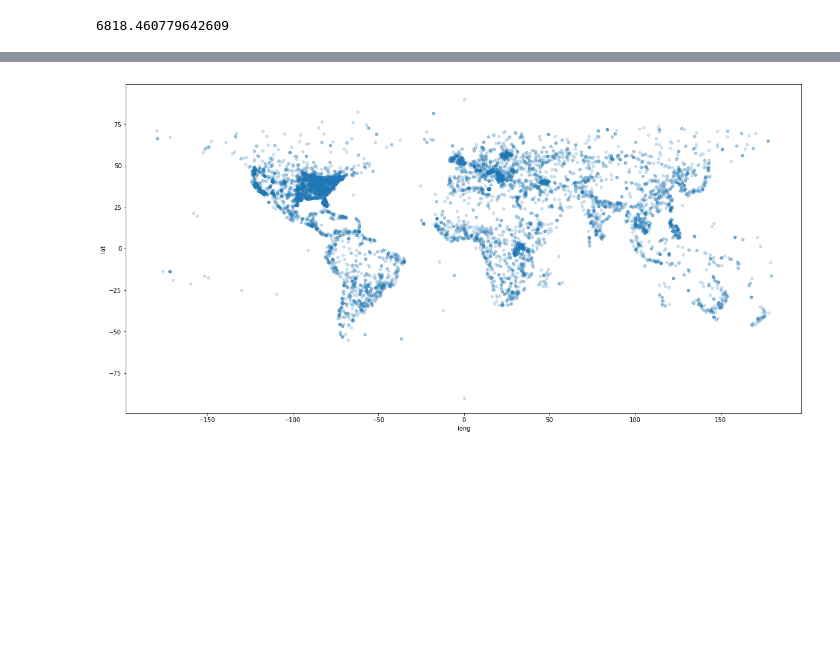
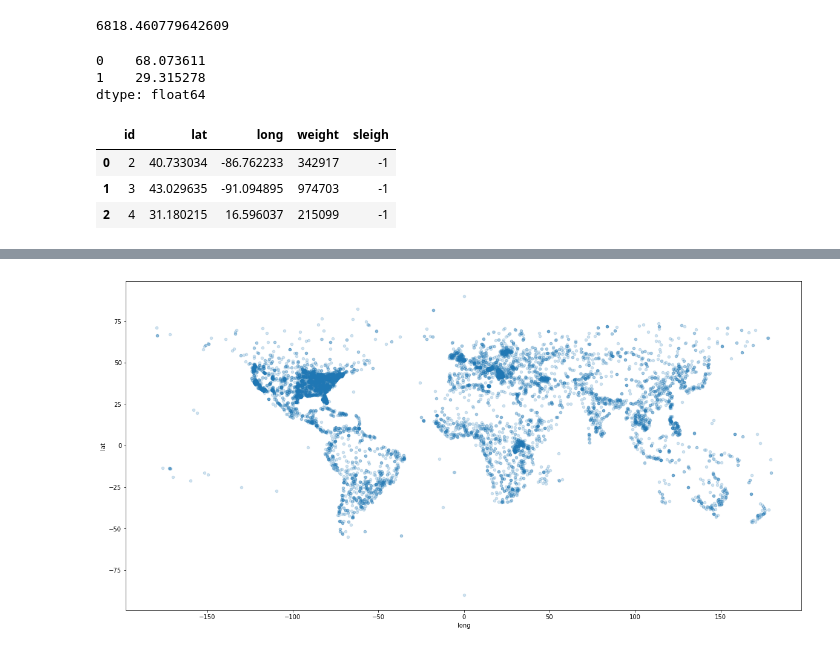
Before and after one commit to jannenev/tsp-santa, a Jupyter notebook: santa.ipynb, the cells around one changed output, grey strips where cells are left out. Drawn from its saved outputs; the diff is of its cells as text; code cells hidden in the pictures; blank space fills up the shorter version.

```diff
--- a/santa.ipynb
+++ b/santa.ipynb
@@ -31,3 +40,21 @@ haversine(29.315278, 68.073611, -86.762233, 40.733034)
+# %%
+# Korvatunturi = 68.073611N 29.315278E
+home = pd.Series([68.073611, 29.315278])
+home
+# %% [output]
+0    68.073611
+1    29.315278
+dtype: float64
+# %%
+colnames = ['id', 'lat', 'long', 'weight']
+df = pd.read_csv('nicelist.txt', header=None, delimiter=';', names=colnames)
+df['sleigh']=-1
+df.head(3)
+# %% [output]
+|  | id | lat | long | weight | sleigh |
+| 0 | 2 | 40.733034 | -86.762233 | 342917 | -1 |
+| 1 | 3 | 43.029635 | -91.094895 | 974703 | -1 |
+| 2 | 4 | 31.180215 | 16.596037 | 215099 | -1 |
 # %%
 # test
 haversine(df.iloc[0]['long'], df.iloc[0]['lat'], df.iloc[1]['long'], df.iloc[0]['lat'])
```
Also changed, not shown: parts of 119 cells of this notebook, 1 other file.
